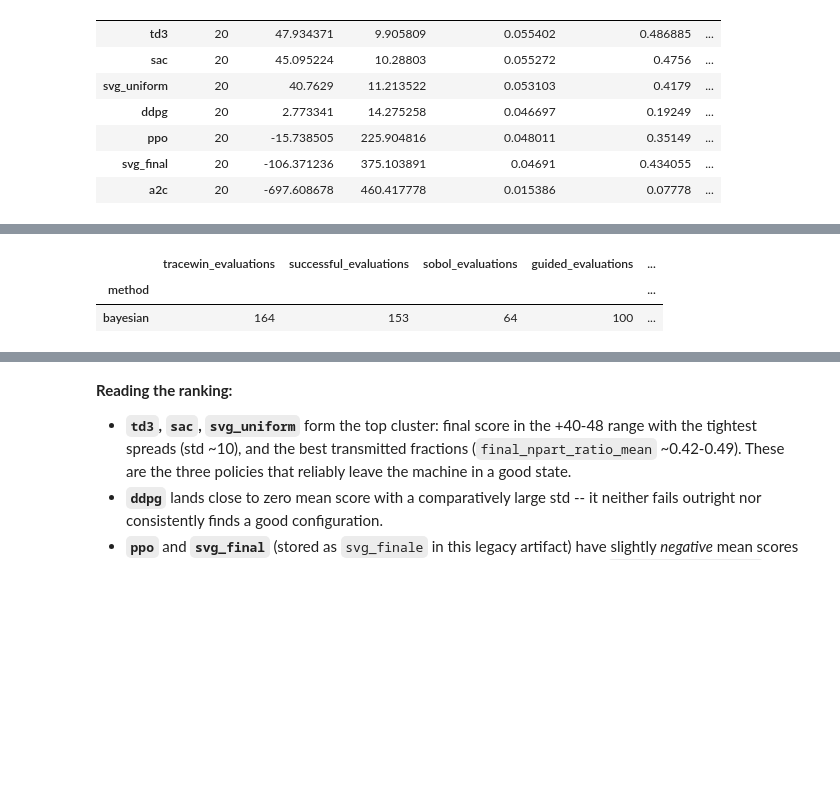
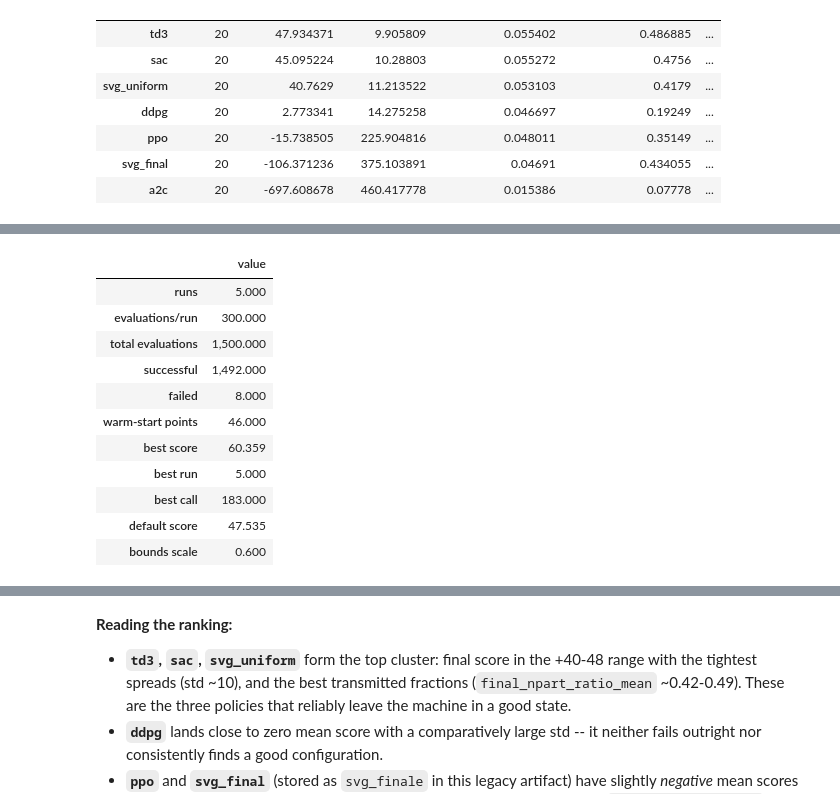
Before and after one commit to boorgoof/rl_beam_optimization, a Jupyter notebook: beam_optimization/results/benchmark_results_summary.ipynb, the cells around one changed output, grey strips where cells are left out. Drawn from its saved outputs; the diff is of its cells as text; code cells hidden in the pictures; blank space fills up the shorter version.

Commit message:
new results

```diff
--- a/beam_optimization/results/benchmark_results_summary.ipynb
+++ b/beam_optimization/results/benchmark_results_summary.ipynb
@@ -49,10 +41,13 @@ BENCHMARK_DIR = REPO_ROOT / "beam_optimization" / "results" / "benchmark"
 TRAIN_RUN_DIR = (REPO_ROOT / "beam_optimization" / "results" / "train" / "rl"
                  / "final_thesis_018_a015_s025_steps300k")
 BAYESIAN_DIR = (REPO_ROOT / "beam_optimization" / "results"
-                / "bayesian_opt" / "cold_start")
+                / "bayesian_opt" / "warm_start_workspace1_5x300")
+BENCHMARK_031_30_DIR = (BENCHMARK_DIR
+                        / "final_thesis_031_a015_s025_steps300k_workspace2_30steps")
 assert BENCHMARK_DIR.is_dir(), f"Missing benchmark folder: {BENCHMARK_DIR}"
 assert TRAIN_RUN_DIR.is_dir(), f"Missing training run: {TRAIN_RUN_DIR}"
 assert BAYESIAN_DIR.is_dir(), f"Missing Bayesian folder: {BAYESIAN_DIR}"
+assert BENCHMARK_031_30_DIR.is_dir(), f"Missing 30-step benchmark: {BENCHMARK_031_30_DIR}"
 
 import sys
 if str(REPO_ROOT) not in sys.path:
@@ -71,10 +66,18 @@ display_name = lambda name: DISPLAY_NAMES.get(name, name)
 
 plt.rcParams.update({
     "figure.dpi": 120,
+    "figure.facecolor": "white",
+    "axes.facecolor": "white",
     "axes.grid": True,
-    "grid.alpha": 0.22,
+    "grid.color": "#d9d9d9",
+    "grid.alpha": 0.45,
+    "grid.linewidth": 0.7,
     "axes.spines.top": False,
     "axes.spines.right": False,
+    "axes.titleweight": "normal",
+    "axes.titlesize": 11,
+    "font.size": 10,
+    "legend.frameon": False,
 })
 
 print("Repository     :", REPO_ROOT)
@@ -256,28 +509,41 @@ strictly identical to the current policy benchmark.
 # %%
-bayesian_path = BAYESIAN_DIR / "bayesian_opt_cold_start.json"
+bayesian_path = BAYESIAN_DIR / "results.json"
 bayesian_report = json.loads(bayesian_path.read_text())
 bayesian_evaluations = [
     evaluation
     for run in bayesian_report["runs"]
     for evaluation in run["evaluations"]
 ]
 bayesian_best = bayesian_report["best_result"]
 bayesian_default = bayesian_report.get("default_result") or {}
+
+assert bayesian_report["score_function"]["sha256"] == final_thesis["score_function"]["sha256"]
+
 bayesian_reference_df = pd.DataFrame([{
-    "method": "bayesian",
-    "tracewin_evaluations": len(bayesian_evaluations),
-    "successful_evaluations": sum(bool(row.get("success")) for row in bayesian_evaluations),
-    "sobol_evaluations": sum(row.get("phase") == "sobol" for row in bayesian_evaluations),
-    "guided_evaluations": sum(row.get("phase") == "bayesian" for row in bayesian_evaluations),
-    "best_tracewin_score": bayesian_best["score"],
-    "best_evaluation": bayesian_best["evaluation_index"],
-    "bounds_scale": bayesian_report["config"]["bounds_scale"],
-    "default_score": bayesian_default.get("score") if bayesian_default.get("success") else np.nan,
-    "statistic": "selected best (not episode mean)",
-}]).set_index("method")
-display(bayesian_reference_df.round(3))
+    "runs": len(bayesian_report["runs"]),
+    "evaluations/run": bayesian_report["config"]["n_calls"],
+    "total evaluations": len(bayesian_evaluations),
+    "successful": sum(bool(row.get("success")) for row in bayesian_evaluations),
+    "failed": sum(not bool(row.get("success")) for row in bayesian_evaluations),
+    "warm-start points": len(bayesian_report.get("warm_start", [])),
+    "best score": bayesian_best["score"],
+    "best run": int(bayesian_best["run_index"]) + 1,
+    "best call": int(bayesian_best["call_index"]) + 1,
+    "default score": bayesian_default.get("score") if bayesian_default.get("success") else np.nan,
+    "bounds scale": bayesian_report["config"]["bounds_scale"],
+}]).T.rename(columns={0: "value"})
+display(bayesian_reference_df.style.format({"value": lambda value: f"{value:,.3f}" if isinstance(value, float) else f"{value:,}"}))
 # %% [output]
-|  | tracewin_evaluations | successful_evaluations | sobol_evaluations | guided_evaluations | ... |
-| method |  |  |  |  | ... |
-| bayesian | 164 | 153 | 64 | 100 | ... |
+|  | value |
+| runs | 5.000 |
+| evaluations/run | 300.000 |
+| total evaluations | 1,500.000 |
+| successful | 1,492.000 |
+| failed | 8.000 |
+| warm-start points | 46.000 |
+| best score | 60.359 |
+| best run | 5.000 |
+| best call | 183.000 |
+| default score | 47.535 |
+| bounds scale | 0.600 |
 # %% [markdown]
```
Also changed, not shown: parts of 25 cells of this notebook, 8 other files.
